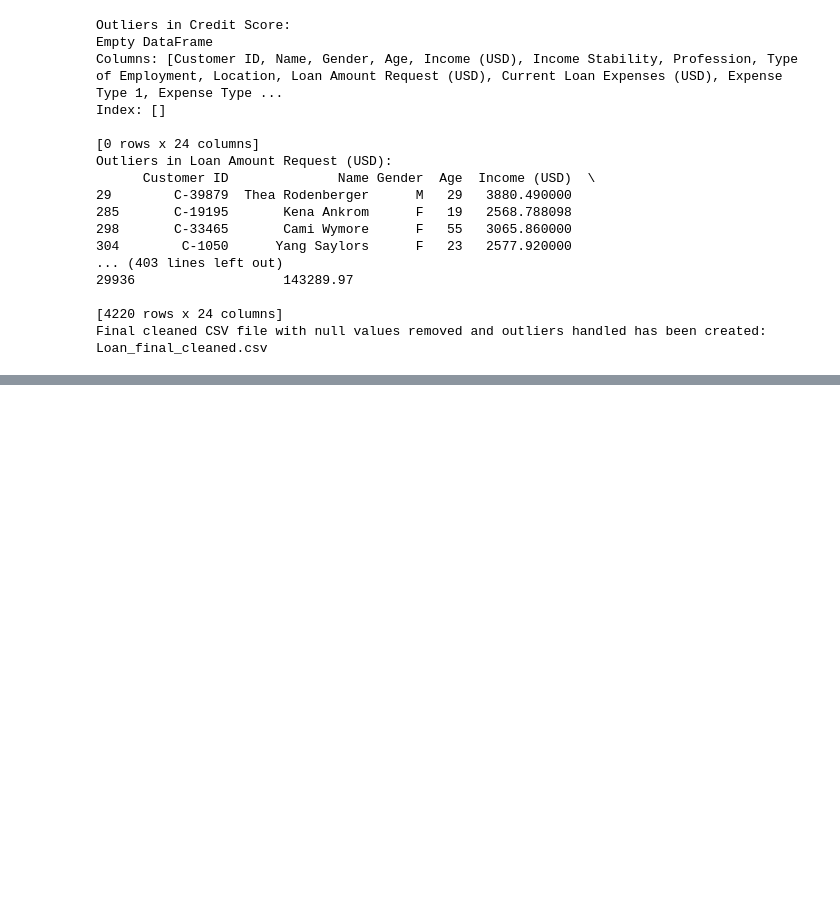
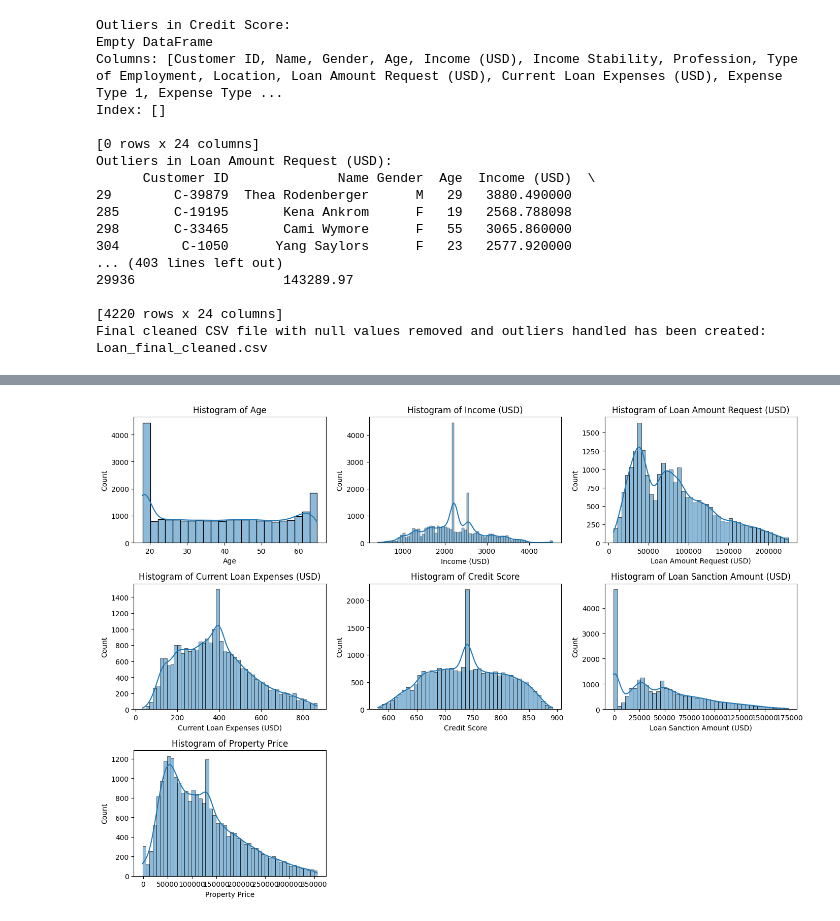
Before and after one commit to rashmisahray/Loan-data-analysis, a Jupyter notebook: Loan Data Analysis.ipynb, the cells around one changed output, grey strips where cells are left out. Drawn from its saved outputs; the diff is of its cells as text; code cells hidden in the pictures; blank space fills up the shorter version.

```diff
--- a/Loan Data Analysis.ipynb
+++ b/Loan Data Analysis.ipynb
@@ -240,0 +238,86 @@ plt.show()
+# %%
+# Load the cleaned dataset
+df = pd.read_csv('Loan_final_cleaned.csv')
+
+# Univariate Analysis
+
+# Histogram
+plt.figure(figsize=(14, 10))
+
+# Age
+plt.subplot(3, 3, 1)
+sns.histplot(df['Age'], kde=True)
+plt.title('Histogram of Age')
+
+# Income (USD)
+plt.subplot(3, 3, 2)
+sns.histplot(df['Income (USD)'], kde=True)
+plt.title('Histogram of Income (USD)')
+
+# Loan Amount Request (USD)
+plt.subplot(3, 3, 3)
+sns.histplot(df['Loan Amount Request (USD)'], kde=True)
+plt.title('Histogram of Loan Amount Request (USD)')
+
+# Current Loan Expenses (USD)
+plt.subplot(3, 3, 4)
+sns.histplot(df['Current Loan Expenses (USD)'], kde=True)
+plt.title('Histogram of Current Loan Expenses (USD)')
+
+# Credit Score
+plt.subplot(3, 3, 5)
+sns.histplot(df['Credit Score'], kde=True)
+plt.title('Histogram of Credit Score')
+
+# Loan Sanction Amount (USD)
+plt.subplot(3, 3, 6)
+sns.histplot(df['Loan Sanction Amount (USD)'], kde=True)
+plt.title('Histogram of Loan Sanction Amount (USD)')
+
+# Property Price
+plt.subplot(3, 3, 7)
+sns.histplot(df['Property Price'], kde=True)
+plt.title('Histogram of Property Price')
+
+plt.tight_layout()
+plt.show()
+
+# Density Plot
+plt.figure(figsize=(8, 6))
+sns.kdeplot(df['Property Age'], fill=True)
+plt.title('Density Plot of Property Age')
+plt.xlabel('Property Age')
+plt.ylabel('Density')
+plt.show()
+
+# Pie Chart
+plt.figure(figsize=(8,8))
+
+# Gender
+plt.subplot(2, 2, 1)
+gender_counts = df['Gender'].value_counts()
+plt.pie(gender_counts, labels=gender_counts.index, startangle=140, autopct='%1.1f%%')
+plt.title('Pie Chart of Gender')
+
+# Income Stability
+plt.subplot(2, 2, 2)
+income_stability_counts = df['Income Stability'].value_counts()
+plt.pie(income_stability_counts, labels=income_stability_counts.index, startangle=140, autopct='%1.1f%%')
+plt.title('Pie Chart of Income Stability')
+
+# Has Active Credit Card
+plt.subplot(2, 2, 3)
+active_credit_card_counts = df['Has Active Credit Card'].value_counts()
+plt.pie(active_credit_card_counts, labels=active_credit_card_counts.index, startangle=140, autopct='%1.1f%%')
+plt.title('Pie Chart of Has Active Credit Card')
+
+# Property Type
+plt.subplot(2, 2, 4)
+property_type_counts = df['Property Type'].value_counts()
+plt.pie(property_type_counts, labels=property_type_counts.index, startangle=140, autopct='%1.1f%%')
+plt.title('Pie Chart of Property Type')
+
+plt.tight_layout()
+plt.show()
+# %% [output]
+[figure, added]
```
Also changed, not shown: parts of 22 cells of this notebook.
